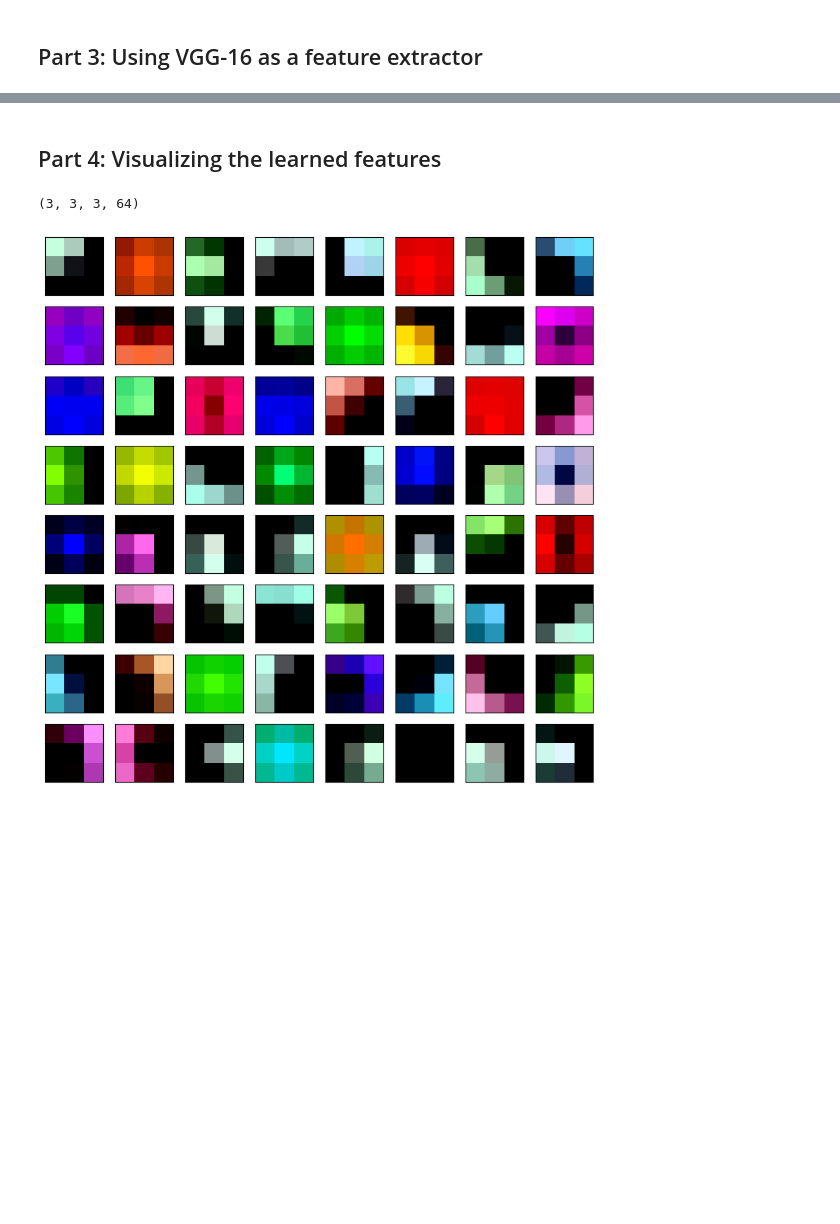
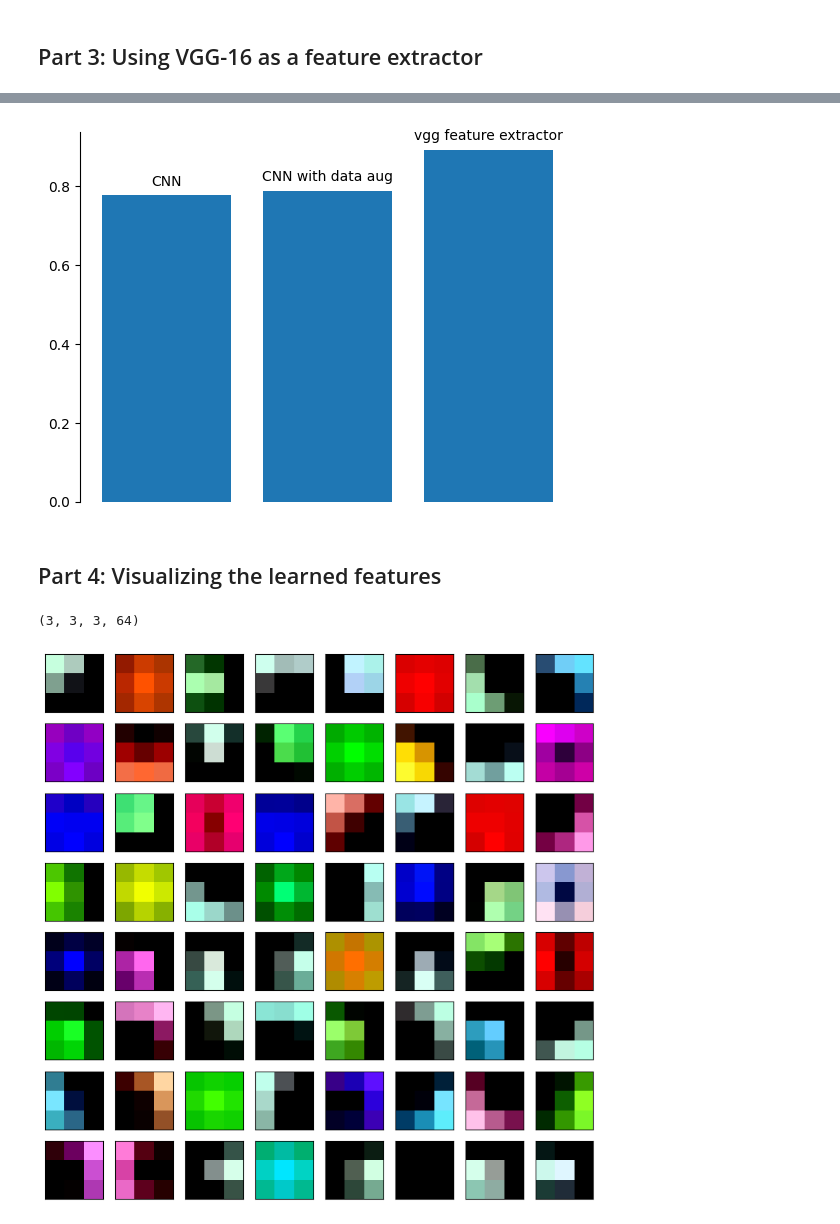
Before and after one commit to Yufu0/spotting-cars-CNN, a Jupyter notebook: PA5.ipynb, the cells around one changed output, grey strips where cells are left out. Cells and saved outputs as stored; diff of their text form; code cells hidden in the pictures; blank space fills up the shorter version.

Commit message:
performance comparison

```diff
--- a/PA5.ipynb
+++ b/PA5.ipynb
@@ -160,12 +166,14 @@ train_generator_augmentation = data_augmentation_gen.flow_from_directory(
 # %% [output]
 Found 1600 images belonging to 2 classes.
 # %%
-model = make_convnet()
+cnn_model_aug = make_convnet()
 
-history = model.fit(
+history = cnn_model_aug.fit(
     train_generator_augmentation,
     steps_per_epoch = train_generator.samples // batch_size,
     validation_data = validation_generator,
     validation_steps = validation_generator.samples // batch_size,
-    epochs = nb_epochs)
+    epochs = nb_epochs,
+    callbacks=early_stopping
+)
 # %% [output]
@@ -227,0 +332,19 @@ def get_labels(n):
+# %%
+from sklearn.metrics import accuracy_score
+
+# basic cnn model
+prediction = cnn_model.predict(validation_generator)
+cnn_performance = accuracy_score(validation_generator.labels, prediction>0.5)
+print('Accuracy: {:.4f}.'.format(cnn_performance))
+
+# basic cnn model trained with data augmentation
+prediction = cnn_model_aug.predict(validation_generator)
+data_aug_performance = accuracy_score(validation_generator.labels, prediction>0.5)
+print('Accuracy: {:.4f}.'.format(data_aug_performance))
+
+# vgg feature extractor
+with open("cnn_features_validation", 'rb') as f:
+        validation_data = np.load(f)
+prediction = cnnfeatures_model.predict(validation_data)
+vgg_performance = accuracy_score(get_labels(576), prediction>0.5)
+print('Accuracy: {:.4f}.'.format(vgg_performance))
@@ -228,3 +358,13 @@ def get_labels(n):
+# %%
+import matplotlib.pyplot as plt
+
+f, ax = plt.subplots()
+b = ax.bar([1, 2, 3], [cnn_performance, data_aug_performance, vgg_performance], width=0.8)
+ax.bar_label(b, labels=['CNN', 'CNN with data aug', 'vgg feature extractor'], padding=5)
+ax.spines[['right', 'top', 'bottom']].set_visible(False)
+ax.get_xaxis().set_visible(False)
+# %% [output]
+[figure, added]
 # %% [markdown]
 ## Part 4: Visualizing the learned features
 # %%
```
Also changed, not shown: parts of 19 cells of this notebook.
